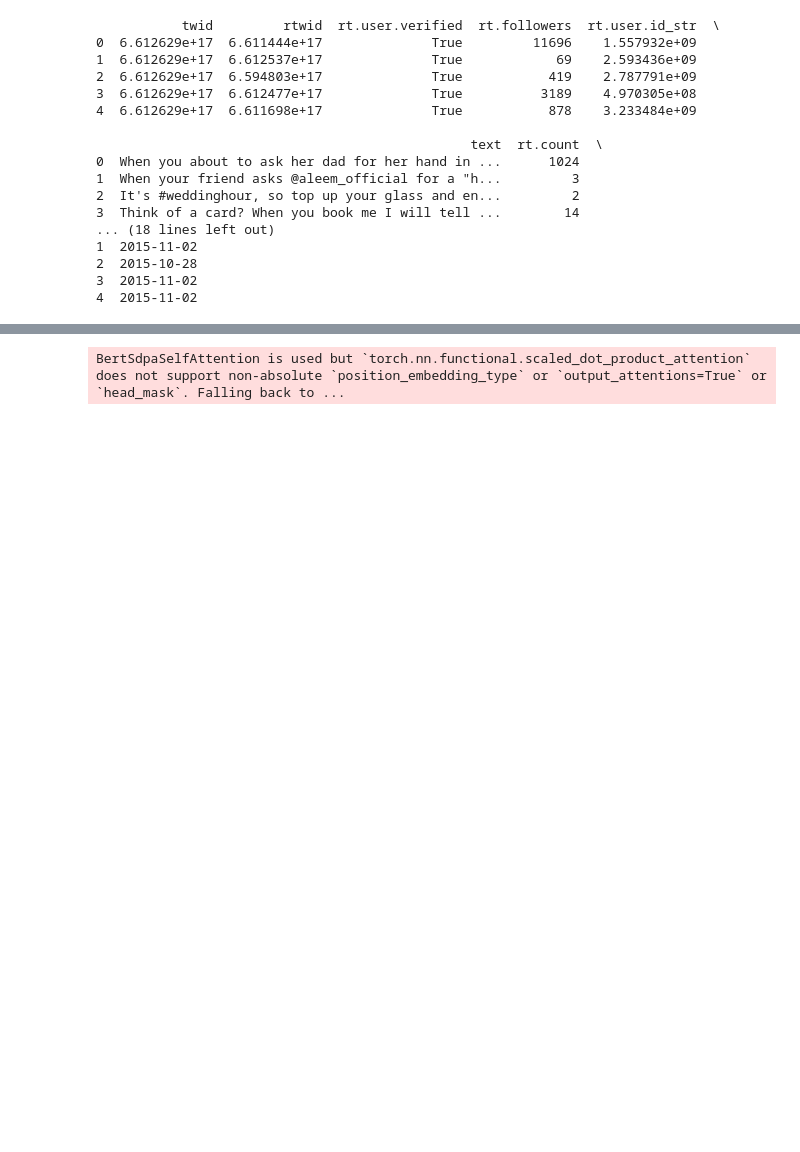
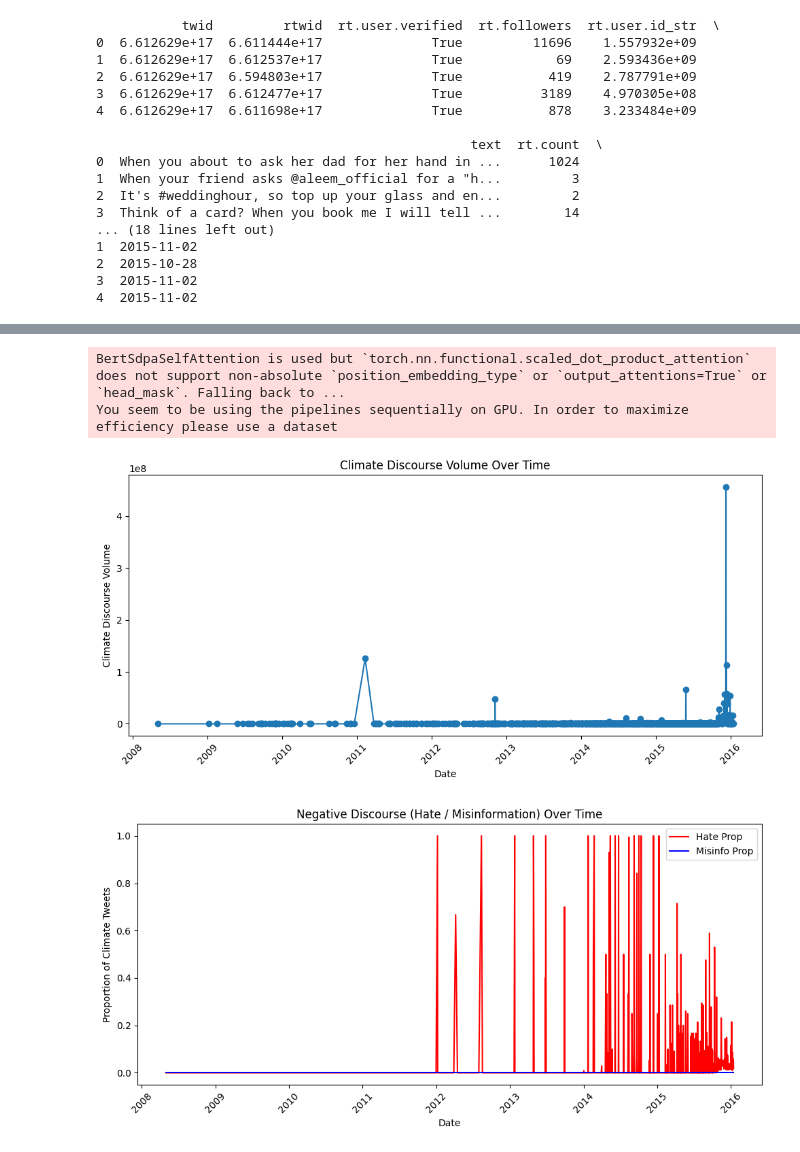
Before and after one commit to jameskrice7/1st-PhD-paper, a Jupyter notebook: hate_misinfo_twitter.ipynb, the cells around one changed output, grey strips where cells are left out. Cells and saved outputs as stored; diff of their text form; code cells hidden in the pictures; blank space fills up the shorter version.

```diff
--- a/hate_misinfo_twitter.ipynb
+++ b/hate_misinfo_twitter.ipynb
@@ -1,8 +20,9 @@
 # %%
 import pyreadr
 
-# Replace 'your_file.rds' with your actual file path
-result = pyreadr.read_r("C:/Users/jr24440/Downloads/allSets_SMaPP_rawRTs.rds")
+# Replace with the actual path to your .rds file in Google Drive
+file_path = '/content/drive/My Drive/allSets_SMaPP_rawRTs.rds'
+result = pyreadr.read_r(file_path)
 
 # For .rds files, the loaded object is stored with a key of None
 data = result[None]
@@ -441,9 +472,0 @@ Device set to use cpu
-# %%
-# B) Misinformation Classifier
-#    - Model: KaiLv/bert-base-misinformation
-#    - The label mapping is not fully documented. You must confirm by printing out sample outputs.
-misinfo_pipeline = pipeline(
-    "text-classification",
-    model="roupenminassian/TwHIN-BERT-Misinformation-Classifier",
-    tokenizer="roupenminassian/TwHIN-BERT-Misinformation-Classifier"
-)
@@ -484,11 +551,23 @@ def classify_misinfo(text):
 # %%
+from datasets import Dataset
+ds = Dataset.from_pandas(climate_df)
 
-###############################################################################
-# 5. APPLY CLASSIFIERS TO CLIMATE TWEETS
-###############################################################################
-climate_df['hate'] = climate_df['text_clean'].apply(classify_hate)
-climate_df['misinfo'] = climate_df['text_clean'].apply(classify_misinfo)
+# Define a function that processes batches of tweets
+def batch_classify(batch):
+    texts = batch["text_clean"]
+    # Batch predictions on GPU using the pipelines with a specified batch size
+    hate_results = hate_pipeline(texts, batch_size=16)
+    misinfo_results = misinfo_pipeline(texts, batch_size=16)
+    # Map the labels to numeric flags (adjust as needed based on your models)
+    batch["hate"] = [1 if res["label"].lower() in ["offensive", "hatespeech"] else 0 for res in hate_results]
+    batch["misinfo"] = [1 if res["label"] == "LABEL_1" else 0 for res in misinfo_results]
+    return batch
 
+# Apply the batch classification function on the entire dataset
+ds = ds.map(batch_classify, batched=True, batch_size=16)
+
+# Convert back to a pandas DataFrame
+climate_df = ds.to_pandas()
 
 ###############################################################################
 # 6. AGGREGATE DAILY STATS
@@ -509,42 +588,43 @@ daily_stats = (
 daily_stats['hate_prop'] = daily_stats['hate_count'] / daily_stats['tweet_count']
 daily_stats['misinfo_prop'] = daily_stats['misinfo_count'] / daily_stats['tweet_count']
 
-# Create a "discourse_volume" metric (tweets + retweets) if desired
+# Create a "discourse_volume" metric (tweets + retweets)
 daily_stats['discourse_volume'] = daily_stats['tweet_count'] + daily_stats['total_retweets']
 
 ###############################################################################
 # 7. VISUALIZE
 ###############################################################################
+import matplotlib.pyplot as plt
+
 plt.figure(figsize=(10, 5))
 plt.plot(daily_stats['date'], daily_stats['discourse_volume'], marker='o', linestyle='-')
 plt.xlabel('Date')
 plt.ylabel('Climate Discourse Volume')
 plt.title('Climate Discourse Volume Over Time')
 plt.xticks(rotation=45)
 plt.tight_layout()
 plt.show()
 
 plt.figure(figsize=(10, 5))
 plt.plot(daily_stats['date'], daily_stats['hate_prop'], label='Hate Prop', color='red')
 plt.plot(daily_stats['date'], daily_stats['misinfo_prop'], label='Misinfo Prop', color='blue')
 plt.xlabel('Date')
 plt.ylabel('Proportion of Climate Tweets')
 plt.title('Negative Discourse (Hate / Misinformation) Over Time')
 plt.legend()
 plt.xticks(rotation=45)
 plt.tight_layout()
 plt.show()
 
 ###############################################################################
 # 8. INTERPRETATION & NEXT STEPS
 ###############################################################################
 # - You now have daily metrics of how many climate-related tweets are flagged
 #   as hate or misinformation.
-# - Confirm the label mapping for the misinformation model by testing a few
-#   known "fake" and "real" examples.
-# - If you need a conspiracy classifier, you'll need to find a different
-#   public model or train your own.
-# - For production or high-quality results, consider fine-tuning on
-#   domain-specific data.
+# - Confirm the label mapping for the misinformation model by testing with known examples.
+# - For production or high-quality results, consider fine-tuning on domain-specific data.
 # %% [output]
 BertSdpaSelfAttention is used but `torch.nn.functional.scaled_dot_product_attention` does not support non-absolute `position_embedding_type` or `output_attentions=True` or `head_mask`. Falling back to ...
+You seem to be using the pipelines sequentially on GPU. In order to maximize efficiency please use a dataset
+[figure, added]
+[figure, added]
```
Also changed, not shown: parts of 8 cells of this notebook.
